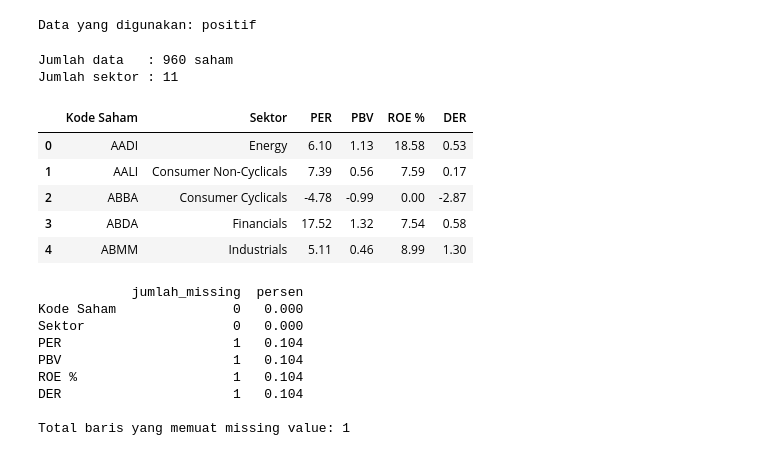
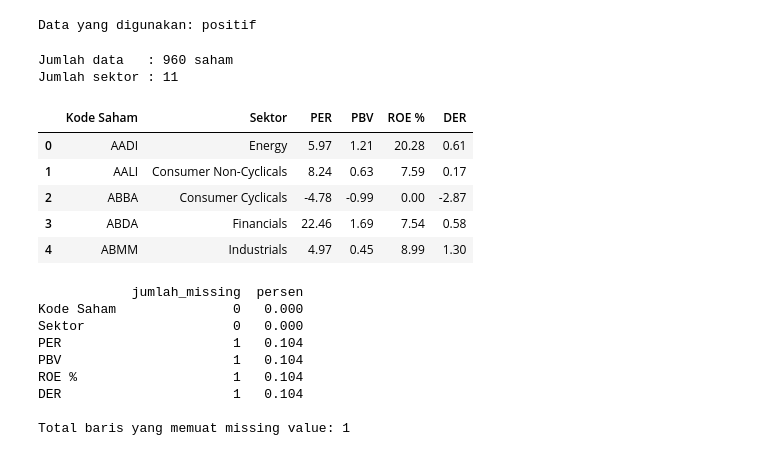
Before and after one commit to FelixJon17/screener-saham-bei, a Jupyter notebook: 535230119_SkripsiFelix.ipynb, the cells around one changed output. Saved outputs shown, nothing was run; the diff lists cells and outputs as text; code cells hidden in the pictures.

```diff
--- a/535230119_SkripsiFelix.ipynb
+++ b/535230119_SkripsiFelix.ipynb
@@ -22,24 +22,24 @@ print(f"Data yang digunakan: {DATA}")
 Data yang digunakan: positif
 # %%
 #Dataset
-df = pd.read_excel("Dataset September.xlsx")
+df = pd.read_excel("Dataset Oktober.xlsx")
 df = df[["Kode Saham", "Sektor", "PER", "PBV", "ROE %", "DER"]].copy()
 
 df.loc[df["Kode Saham"] == "KETR", "Sektor"] = "Infrastructures"
 df.loc[df["Kode Saham"] == "VICI", "Sektor"] = "Consumer Non-Cyclicals"
 
 print(f"Jumlah data   : {len(df)} saham")
 print(f"Jumlah sektor : {df['Sektor'].nunique()}")
 df.head()
 # %% [output]
 Jumlah data   : 960 saham
 Jumlah sektor : 11
 |  | Kode Saham | Sektor | PER | PBV | ROE % | DER |
-| 0 | AADI | Energy | 6.10 | 1.13 | 18.58 | 0.53 |
-| 1 | AALI | Consumer Non-Cyclicals | 7.39 | 0.56 | 7.59 | 0.17 |
+| 0 | AADI | Energy | 5.97 | 1.21 | 20.28 | 0.61 |
+| 1 | AALI | Consumer Non-Cyclicals | 8.24 | 0.63 | 7.59 | 0.17 |
 | 2 | ABBA | Consumer Cyclicals | -4.78 | -0.99 | 0.00 | -2.87 |
-| 3 | ABDA | Financials | 17.52 | 1.32 | 7.54 | 0.58 |
-| 4 | ABMM | Industrials | 5.11 | 0.46 | 8.99 | 1.30 |
+| 3 | ABDA | Financials | 22.46 | 1.69 | 7.54 | 0.58 |
+| 4 | ABMM | Industrials | 4.97 | 0.45 | 8.99 | 1.30 |
 # %%
 mv = pd.DataFrame({"jumlah_missing": df.isna().sum(),
                    "persen": (df.isna().mean() * 100).round(3)})
```
Also changed, not shown: parts of 19 cells of this notebook, 8 other files.
